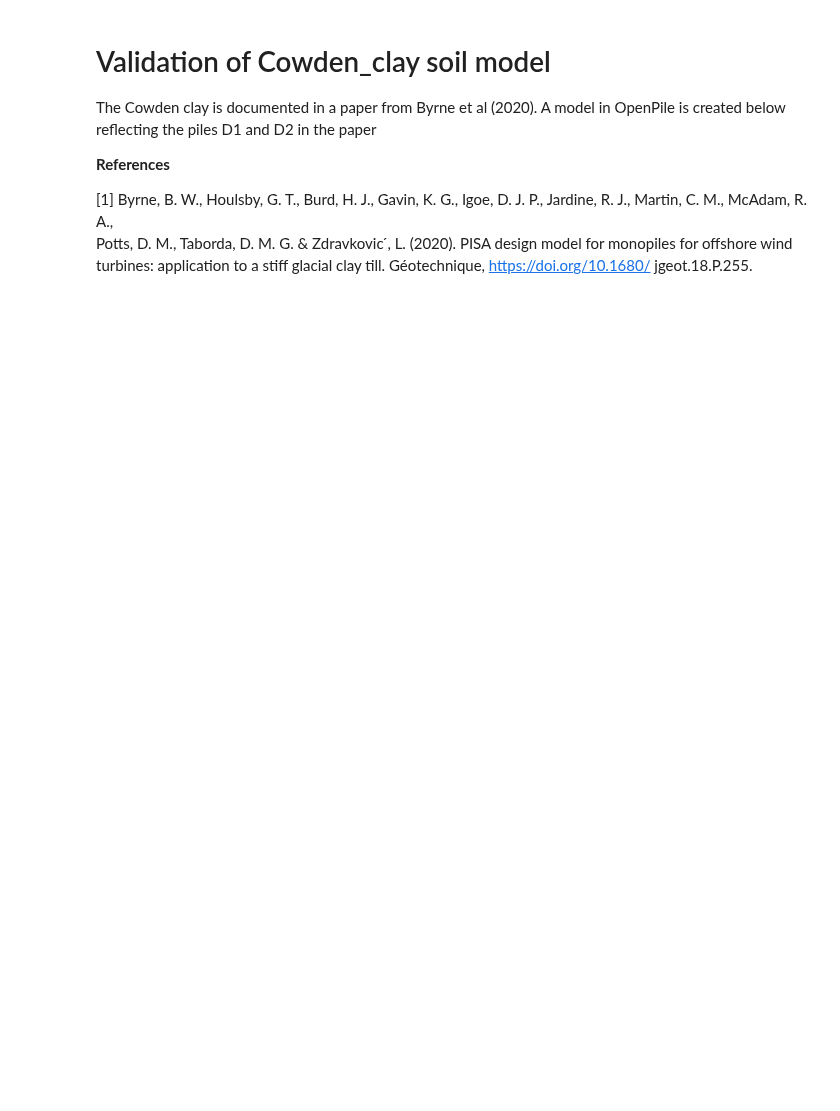
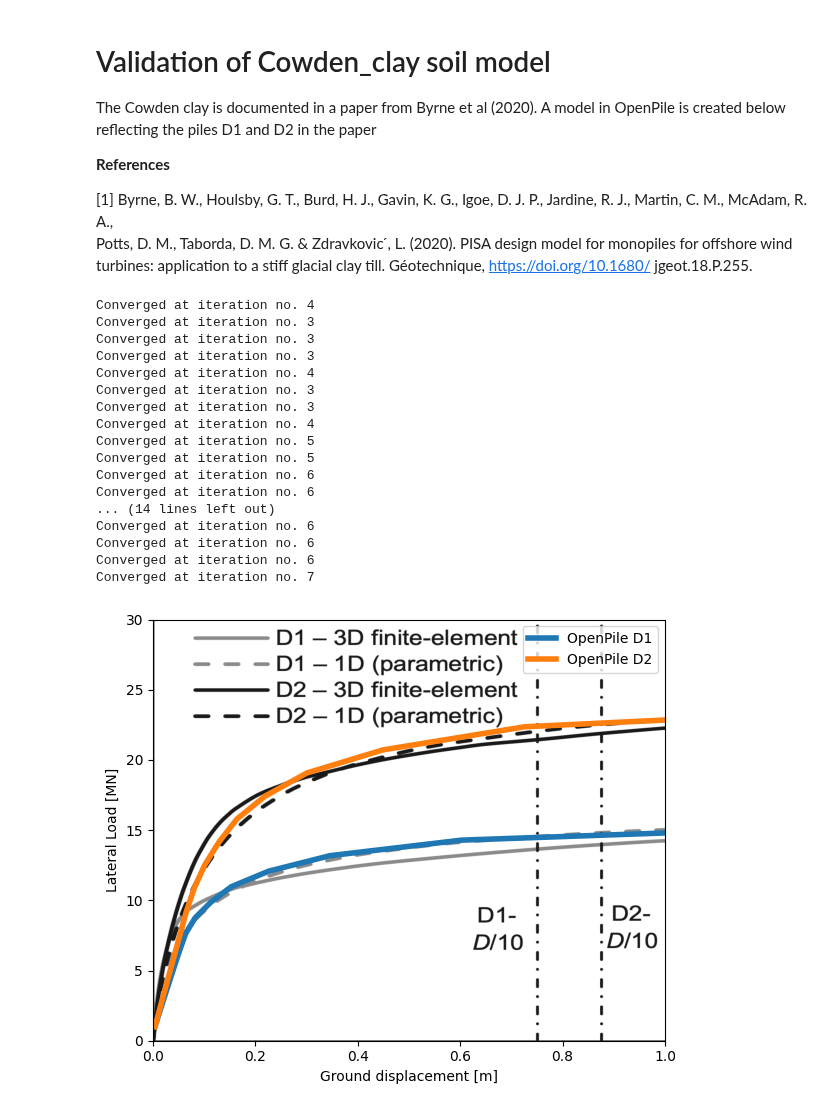
Before and after one commit to TchilDill/openpile, a Jupyter notebook: samples/CowdenClay_Byrne2020_D1.ipynb, the cells around one changed output. Saved outputs shown, nothing was run; the diff lists cells and outputs as text; code cells hidden in the pictures; blank space fills up the shorter version.

```diff
--- a/samples/CowdenClay_Byrne2020_D1.ipynb
+++ b/samples/CowdenClay_Byrne2020_D1.ipynb
@@ -45,43 +45,62 @@ sp = SoilProfile(
             lateral_model=Cowden_clay(Su=[140, 200], G0=[200e3, 400e3]),
         ),
     ],
 )
 
-M = Model(name="", pile=pile, soil=sp, coarseness=1.0)
-M.set_support(elevation=-22.5, Tz=True)
+Mod11 = Model(name="", pile=pile, soil=sp, coarseness=1.0)
+Mod11.set_support(elevation=-22.5, Tz=True)
 
 vg = []
 applied_loads = np.linspace(1, 16.5, 15)
 e = 37.5
 
 for Hg in applied_loads:
-    M.set_pointload(elevation=0, Py=Hg * 1e3, Mx=-Hg * 1e3 * e)
-    result = M.solve()
+    Mod11.set_pointload(elevation=0, Py=Hg * 1e3, Mx=-Hg * 1e3 * e)
+    result11 = Mod11.solve()
 
-    vg.append(result.deflection["Deflection [m]"][0])
+    vg.append(result11.deflection["Deflection [m]"][0])
 
 ax.plot(vg, applied_loads, linewidth=4)
 
 # Pile D2
 pile = Pile.create_tubular(name="", top_elevation=0, bottom_elevation=-35, diameter=8.75, wt=0.091)
-M = Model(name="", pile=pile, soil=sp, coarseness=1.0)
-M.set_support(elevation=-35, Tz=True)
+Mod12 = Model(name="", pile=pile, soil=sp, coarseness=1.0)
+Mod12.set_support(elevation=-35, Tz=True)
 
 vg = []
 applied_loads = np.linspace(1, 24, 15)
 e = 87.5
 
 for Hg in applied_loads:
-    M.set_pointload(elevation=0, Py=Hg * 1e3, Mx=-Hg * 1e3 * e)
-    result = M.solve()
+    Mod12.set_pointload(elevation=0, Py=Hg * 1e3, Mx=-Hg * 1e3 * e)
+    result12 = Mod12.solve()
 
-    vg.append(result.deflection["Deflection [m]"][0])
+    vg.append(result12.deflection["Deflection [m]"][0])
 
 ax.plot(vg, applied_loads, linewidth=4)
 ax.legend(["OpenPile D1", "OpenPile D2"])
 
 plt.tight_layout()
 plt.savefig("../docs/source/_static/validation/CowdenClay_D1_D2.png")
+# %% [output]
+Converged at iteration no. 4
+Converged at iteration no. 3
+Converged at iteration no. 3
+Converged at iteration no. 3
+Converged at iteration no. 4
+Converged at iteration no. 3
+Converged at iteration no. 3
+Converged at iteration no. 4
+Converged at iteration no. 5
+Converged at iteration no. 5
+Converged at iteration no. 6
+Converged at iteration no. 6
+... (14 lines left out)
+Converged at iteration no. 6
+Converged at iteration no. 6
+Converged at iteration no. 6
+Converged at iteration no. 7
+[figure, added]
 # %%
 import numpy as np
 import matplotlib.pyplot as plt
```
Also changed, not shown: parts of 1 cell of this notebook.
